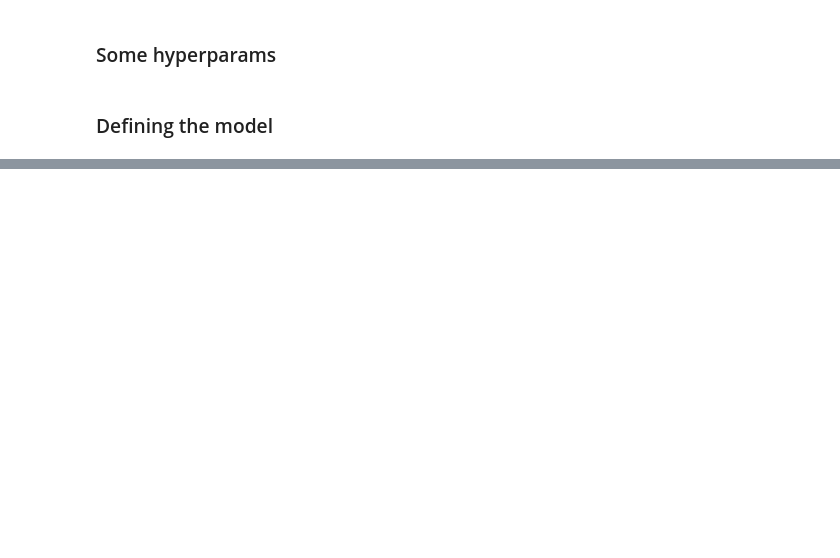
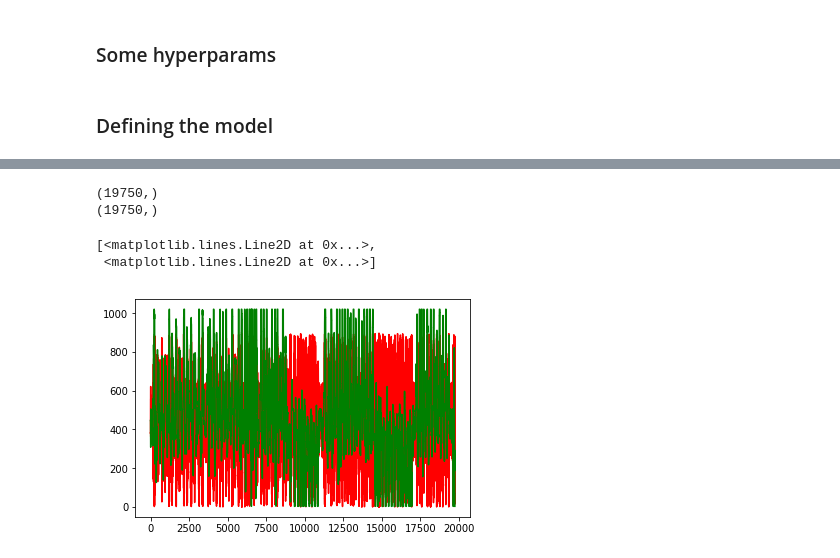
Before and after one commit to tall-josh/fyp_diy_robo_car, a Jupyter notebook: end2end/tf_end2end.ipynb, the cells around one changed output, grey strips where cells are left out. Saved outputs shown, nothing was run; the diff lists cells and outputs as text; code cells hidden in the pictures; blank space fills up the shorter version.

```diff
--- a/end2end/tf_end2end.ipynb
+++ b/end2end/tf_end2end.ipynb
@@ -249,0 +223,19 @@ with tf.Session() as sess:
+# %%
+all_data_sequential = load_data("../data/all_data_sequential.txt")
+all_img_paths = [f"../data/gray_80_80_annotated/images/{ele[0]}.jpg" for ele in all_data_sequential]
+# all_images    = load_images(all_img_paths)
+# %%
+all_gen = DataGenerator(batch_size=50,
+                      data_set=all_data_sequential,
+                      image_dir=image_dir,
+                      anno_dir=anno_dir,
+                      num_bins=NUM_BINS,
+                      shuffle=False)
+predictions = list()
+ckpt = "ep_10-step_161-loss_0.828.ckpt"
+pbar = tqdm(list(range(all_gen.steps_per_epoch)))
+for step in pbar:
+    test_image, anno = all_gen.get_next_batch()
+    probs, preds = car_brain.Predict(test_image, ckpt)
+    pred_angles = car_brain.ExpectedBinToDeg(preds)
+    predictions.extend(preds)
@@ -249,0 +256,13 @@ with tf.Session() as sess:
+# %%
+preds_converted = [int(p*128) for p in predictions]
+labels = [ele[1] for ele in all_data_sequential]
+x_ax = range(len(preds_converted))
+print(np.shape(labels[:-46]))
+print(np.shape(preds_converted))
+plt.plot(x_ax, preds_converted, "r", x_ax, labels[:-46], "g")
+# %% [output]
+(19750,)
+(19750,)
+[<matplotlib.lines.Line2D at 0x...>,
+ <matplotlib.lines.Line2D at 0x...>]
+[figure, added]
```
Also changed, not shown: parts of 14 cells of this notebook, 8 other files.
